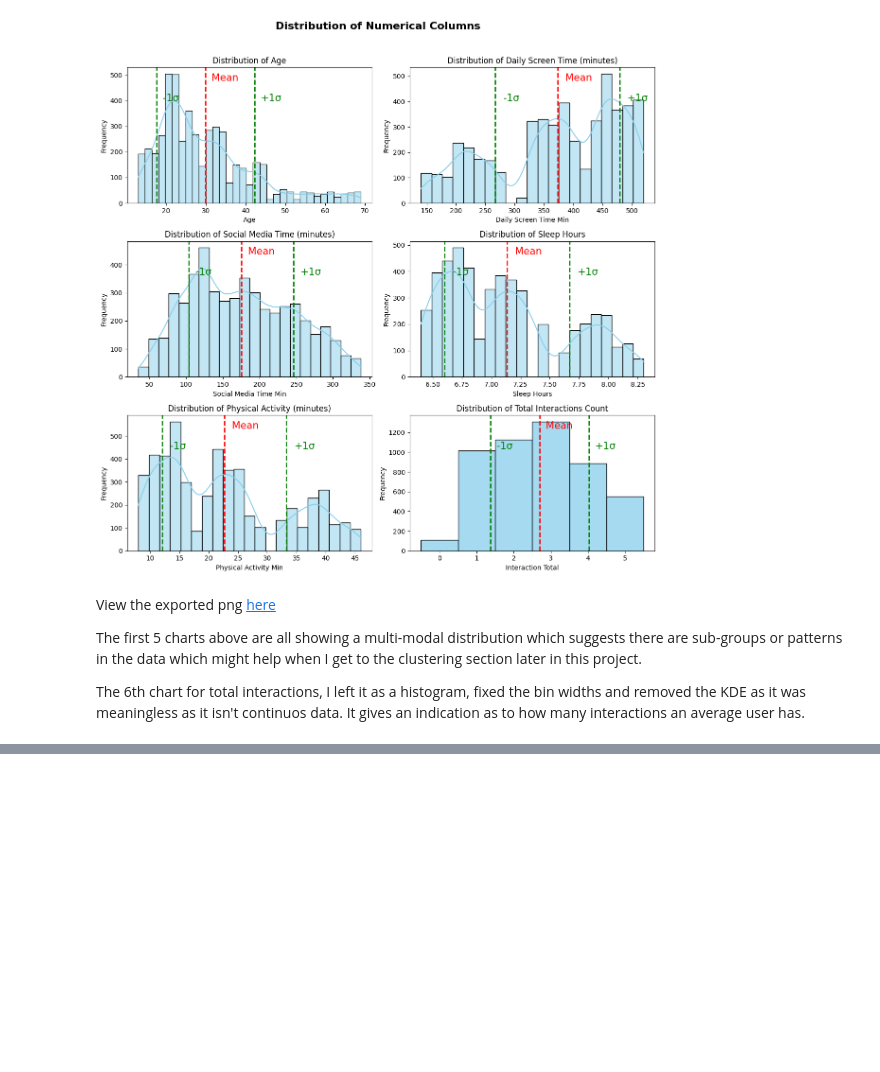
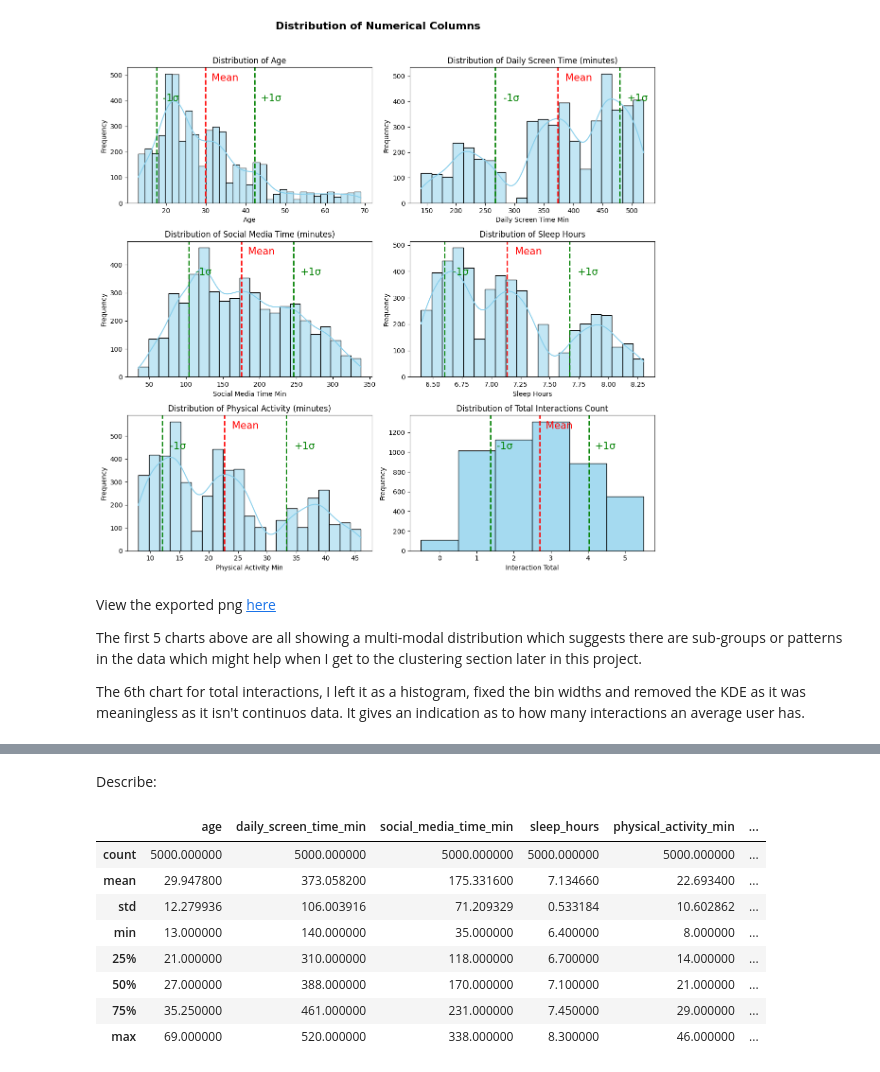
Before and after one commit to petedanielsmith/social-media-effect-on-mental-health, a Jupyter notebook: jupyter_notebooks/01_dataload_clean_and_look_at_distributions.ipynb, the cells around one changed output, grey strips where cells are left out. Cells and saved outputs as stored; diff of their text form; code cells hidden in the pictures; blank space fills up the shorter version.

```diff
--- a/jupyter_notebooks/01_dataload_clean_and_look_at_distributions.ipynb
+++ b/jupyter_notebooks/01_dataload_clean_and_look_at_distributions.ipynb
@@ -422,0 +514,14 @@ The 6th chart for total interactions, I left it as a histogram, fixed the bin wi
+# %% [markdown]
+Describe:
+# %%
+df[["age", "daily_screen_time_min", "social_media_time_min", "sleep_hours", "physical_activity_min", "interaction_total"]].describe()
+# %% [output]
+|  | age | daily_screen_time_min | social_media_time_min | sleep_hours | physical_activity_min | ... |
+| count | 5000.000000 | 5000.000000 | 5000.000000 | 5000.000000 | 5000.000000 | ... |
+| mean | 29.947800 | 373.058200 | 175.331600 | 7.134660 | 22.693400 | ... |
+| std | 12.279936 | 106.003916 | 71.209329 | 0.533184 | 10.602862 | ... |
+| min | 13.000000 | 140.000000 | 35.000000 | 6.400000 | 8.000000 | ... |
+| 25% | 21.000000 | 310.000000 | 118.000000 | 6.700000 | 14.000000 | ... |
+| 50% | 27.000000 | 388.000000 | 170.000000 | 7.100000 | 21.000000 | ... |
+| 75% | 35.250000 | 461.000000 | 231.000000 | 7.450000 | 29.000000 | ... |
+| max | 69.000000 | 520.000000 | 338.000000 | 8.300000 | 46.000000 | ... |
```
Also changed, not shown: parts of 8 cells of this notebook, 1 other file.
